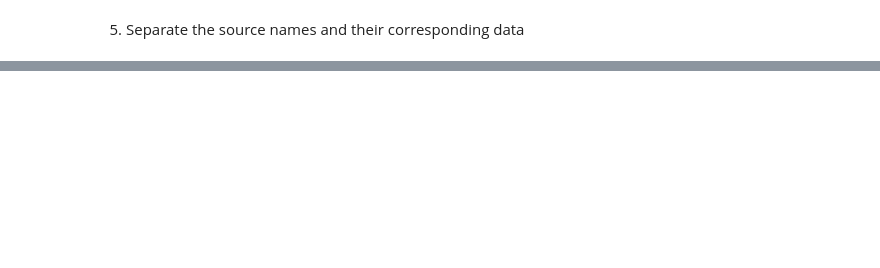
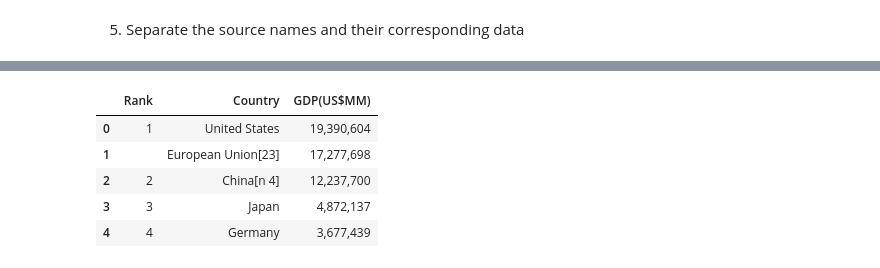
Before and after one commit to Theranmeadows97/dsc540datapreparation, a Jupyter notebook: week5&6/week5&6.ipynb, the cells around one changed output, grey strips where cells are left out. Cells and saved outputs as stored; diff of their text form; code cells hidden in the pictures; blank space fills up the shorter version.

```diff
--- a/week5&6/week5&6.ipynb
+++ b/week5&6/week5&6.ipynb
@@ -37,0 +101,5 @@ AttributeError: 'NoneType' object has no attribute 'tbody'
+# %%
+header2 = [th.getText().strip() for th in data_tables[1][0].findAll('thead')
+[0].findAll('th')]
+# %%
+rows2 = data_tables[1][0].findAll('tbody')[0].findAll('tr')[1:]
@@ -37,0 +109,22 @@ AttributeError: 'NoneType' object has no attribute 'tbody'
+# %%
+def find_right_text(i, td):
+ if i == 0:
+    return td.getText().strip()
+ elif i == 1:
+    return td.getText().strip()
+ else:
+    index = td.text.find("♠")
+    return td.text[index+1:].strip()
+# %%
+data_rows2 = [[find_right_text(i, td) for i, td in enumerate(tr.
+findAll('td'))] for tr in rows2]
+# %%
+df2 = pd.DataFrame(data_rows2, columns=header2)
+df2.head()
+# %% [output]
+|  | Rank | Country | GDP(US$MM) |
+| 0 | 1 | United States | 19,390,604 |
+| 1 |  | European Union[23] | 17,277,698 |
+| 2 | 2 | China[n 4] | 12,237,700 |
+| 3 | 3 | Japan | 4,872,137 |
+| 4 | 4 | Germany | 3,677,439 |
```
Also changed, not shown: parts of 54 cells of this notebook, 3 other files.
